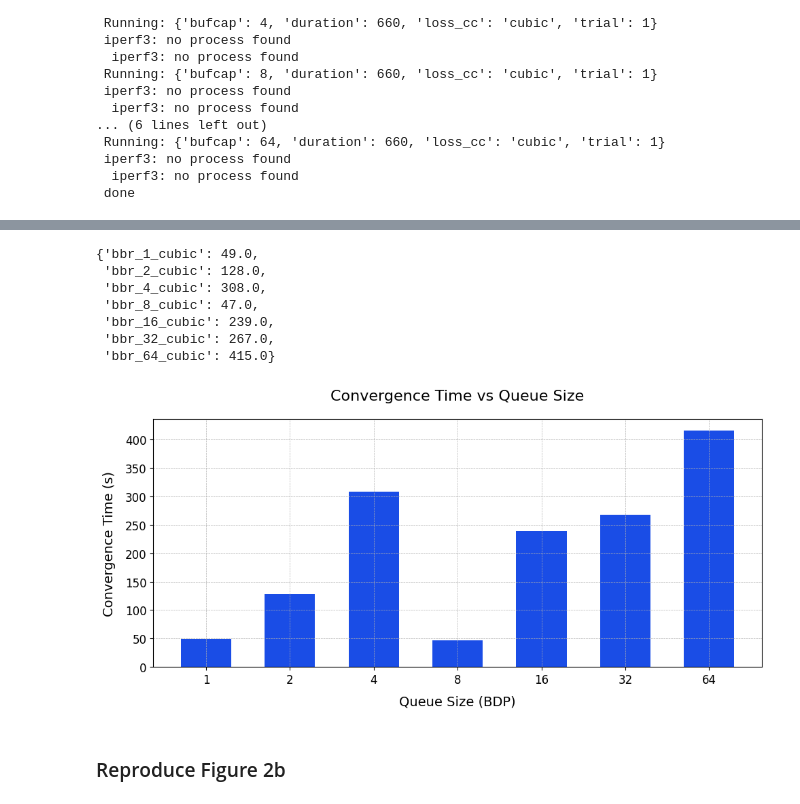
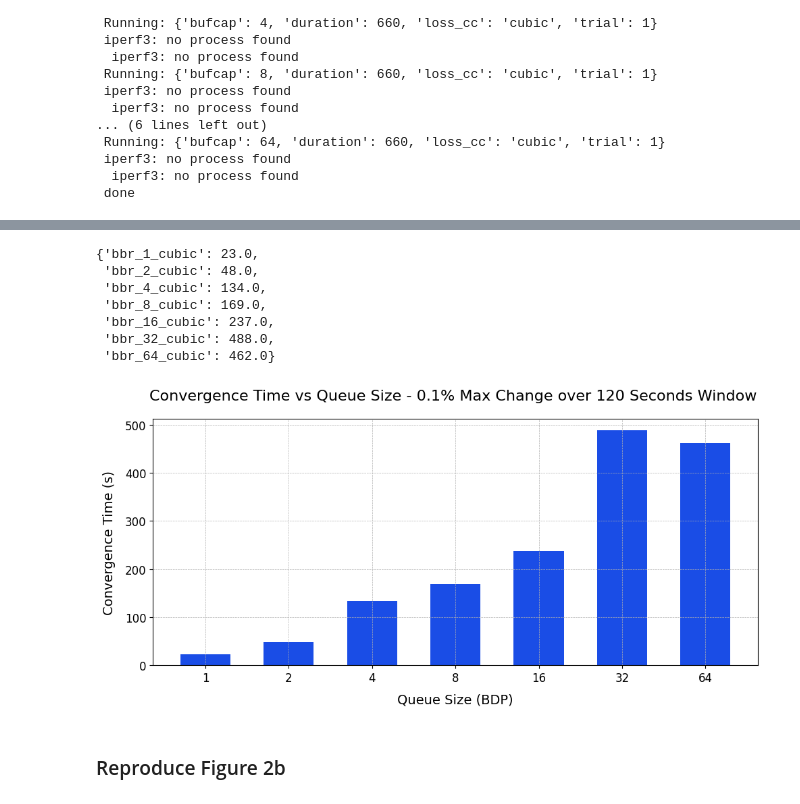
Before and after one commit to ffund/re-bbr-shared-bottleneck, a Jupyter notebook: ware-exp/run_new.ipynb, the cells around one changed output, grey strips where cells are left out. Saved outputs shown, nothing was run; the diff lists cells and outputs as text; code cells hidden in the pictures.

Commit message:
added figures

```diff
--- a/ware-exp/run_new.ipynb
+++ b/ware-exp/run_new.ipynb
@@ -704,3 +706,10 @@ for exp in exp_lists:
     df_loss = pd.read_csv(StringIO(tput_loss[0]), names = ['time','goodput'])
     experiment_key = f"loss_{exp['bufcap']}_{exp['loss_cc']}"
     experiment_dfs[experiment_key] = df_loss
+# %%
+for key, df in experiment_dfs.items():
+    # Construct file name based on the experiment key
+    file_name = f"{key}.csv"
+    # Save DataFrame to CSV
+    df.to_csv(file_name, index=False)
+    print(f"Saved {file_name}")
@@ -775,17 +799,19 @@ def find_convergence(df, percentage_change, time_period):
     # If the loop completes without returning, convergence was not found
     return None
 # %%
-#X = 0.1
-#T = 120
+X = 0.1
+T = 120
 
-X = 0.1
-T = 20
+#X = 2
+#T = 20
+
 
 convergence_times = {}
 
 for key, df in experiment_dfs.items():
     # Check if the key starts with 'bbr_'
     if key.startswith('bbr_'):
+
         # Call the find_convergence function with the DataFrame
         convergence_time = find_convergence(df, X, T)
 
@@ -794,34 +820,35 @@ for key, df in experiment_dfs.items():
 # %%
 convergence_times
 # %% [output]
-{'bbr_1_cubic': 49.0,
- 'bbr_2_cubic': 128.0,
- 'bbr_4_cubic': 308.0,
- 'bbr_8_cubic': 47.0,
- 'bbr_16_cubic': 239.0,
- 'bbr_32_cubic': 267.0,
- 'bbr_64_cubic': 415.0}
+{'bbr_1_cubic': 23.0,
+ 'bbr_2_cubic': 48.0,
+ 'bbr_4_cubic': 134.0,
+ 'bbr_8_cubic': 169.0,
+ 'bbr_16_cubic': 237.0,
+ 'bbr_32_cubic': 488.0,
+ 'bbr_64_cubic': 462.0}
 # %%
 import numpy as np
 
 # Given queue sizes
 queue_sizes = [2**n for n in range(7)]
 
 # Extract the convergence times into a list, in the same order as queue_sizes
 times = [convergence_times.get(f'bbr_{q}_cubic', 0) for q in queue_sizes]
 
 plt.figure(figsize=(10, 5))
 plt.bar(np.log2(queue_sizes), times, color=(0.1, 0.3, 0.9), width=0.6)  # Adjust width for a more compact look
 plt.xlabel('Queue Size (BDP)', fontsize=14, labelpad=10)
 plt.ylabel('Convergence Time (s)', fontsize=14, labelpad=10)
-plt.title('Convergence Time vs Queue Size', fontsize=16, pad=20)
+plt.title(f'Convergence Time vs Queue Size - {X}% Max Change over {T} Seconds Window ', fontsize=16, pad=20)
 plt.xticks(np.log2(queue_sizes), [str(q) for q in queue_sizes], fontsize=12)  # Ensuring proper tick label formatting
 plt.yticks(fontsize=12)
 plt.grid(True, linestyle='--', linewidth=0.5)  # Adjust grid style
 plt.tight_layout()  # Adjust layout to make sure everything fits without overlap
+plt.savefig("figure2a.pdf")
 plt.show()
 # %% [output]
-[figure, old version]
+[figure, new version]
 # %% [markdown]
 ### Reproduce Figure 2b
 # %%
```
Also changed, not shown: parts of 19 cells of this notebook.
